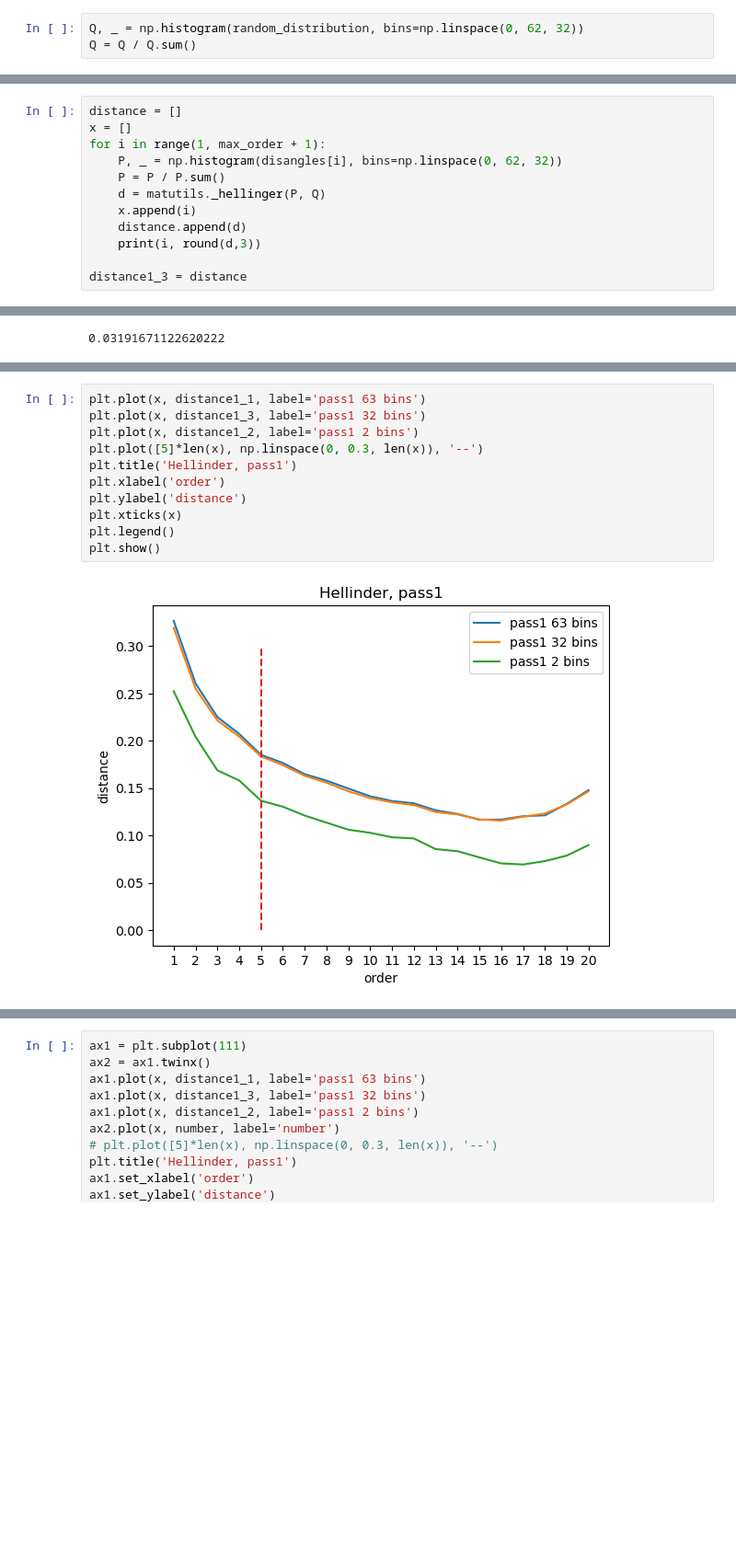
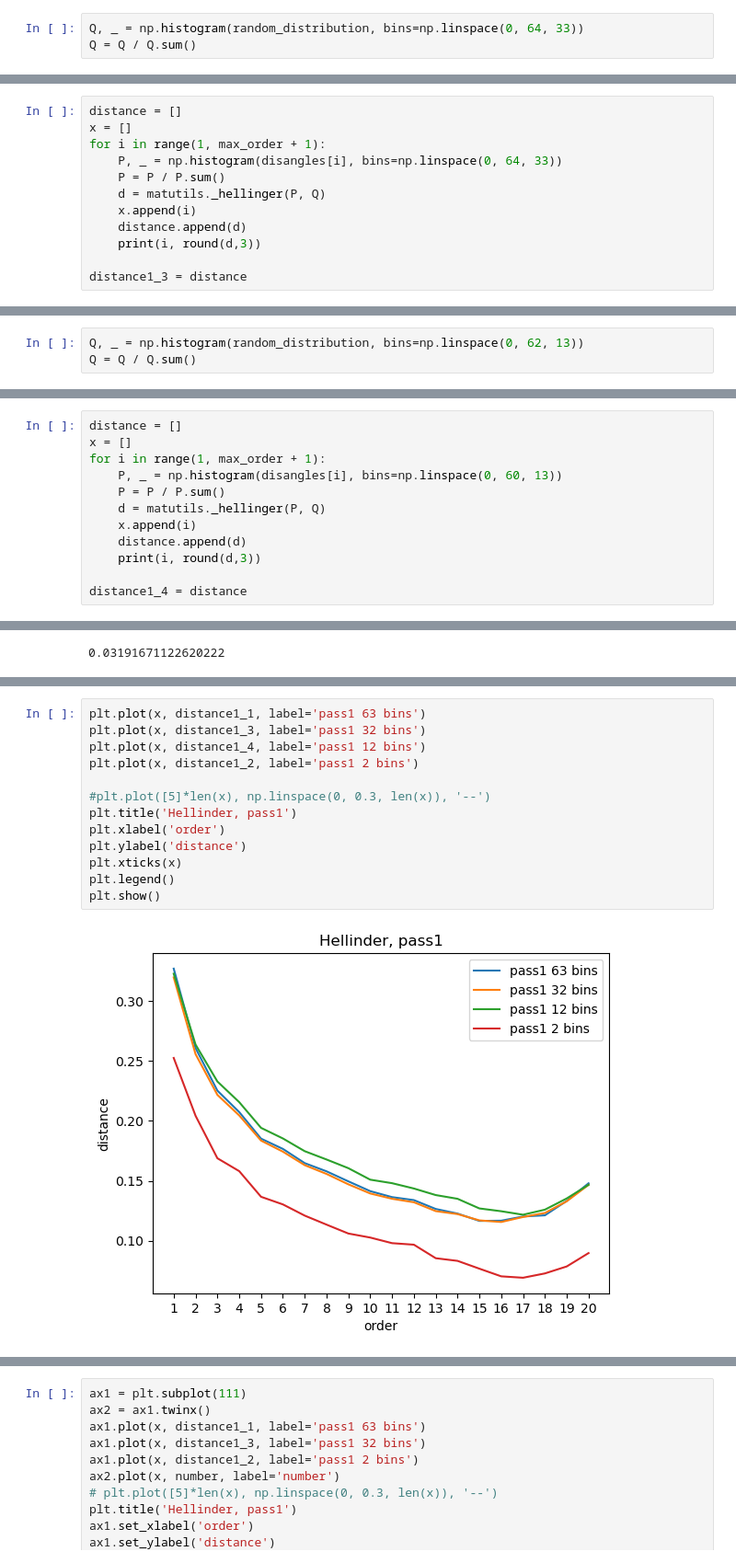
Before and after one commit to PRISBteam/Voronoi_PCC_Analyser, a Jupyter notebook: Disorientations.ipynb, the cells around one changed output, grey strips where cells are left out. Shown at 92% size. Drawn from its saved outputs; the diff is of its cells as text; blank space fills up the shorter version.

```diff
--- a/Disorientations.ipynb
+++ b/Disorientations.ipynb
@@ -446,7 +529,7 @@ P.sum()
 # %% [output]
 1.0
 # %%
-Q, _ = np.histogram(random_distribution, bins=np.linspace(0, 62, 32))
+Q, _ = np.histogram(random_distribution, bins=np.linspace(0, 64, 33))
 Q = Q / Q.sum()
 # %%
 distance = []
@@ -485,7 +568,7 @@ distance1_1 = distance
 distance = []
 x = []
 for i in range(1, max_order + 1):
-    P, _ = np.histogram(disangles[i], bins=np.linspace(0, 62, 32))
+    P, _ = np.histogram(disangles[i], bins=np.linspace(0, 64, 33))
     P = P / P.sum()
     d = matutils._hellinger(P, Q)
     x.append(i)
@@ -514,3 +597,6 @@ distance1_3 = distance
 18 0.123
 19 0.133
 20 0.147
+# %%
+Q, _ = np.histogram(random_distribution, bins=np.linspace(0, 62, 13))
+Q = Q / Q.sum()
@@ -516,0 +609,12 @@ distance1_3 = distance
+# %%
+distance = []
+x = []
+for i in range(1, max_order + 1):
+    P, _ = np.histogram(disangles[i], bins=np.linspace(0, 60, 13))
+    P = P / P.sum()
+    d = matutils._hellinger(P, Q)
+    x.append(i)
+    distance.append(d)
+    print(i, round(d,3))
+
+distance1_4 = distance
@@ -626,13 +751,15 @@ for i in range(1, max_order + 1):
 # %%
 plt.plot(x, distance1_1, label='pass1 63 bins')
 plt.plot(x, distance1_3, label='pass1 32 bins')
+plt.plot(x, distance1_4, label='pass1 12 bins')
 plt.plot(x, distance1_2, label='pass1 2 bins')
-plt.plot([5]*len(x), np.linspace(0, 0.3, len(x)), '--')
+
+#plt.plot([5]*len(x), np.linspace(0, 0.3, len(x)), '--')
 plt.title('Hellinder, pass1')
 plt.xlabel('order')
 plt.ylabel('distance')
 plt.xticks(x)
 plt.legend()
 plt.show()
 # %% [output]
-[figure, old version]
+[figure, new version]
```
Also changed, not shown: parts of 28 cells of this notebook.
